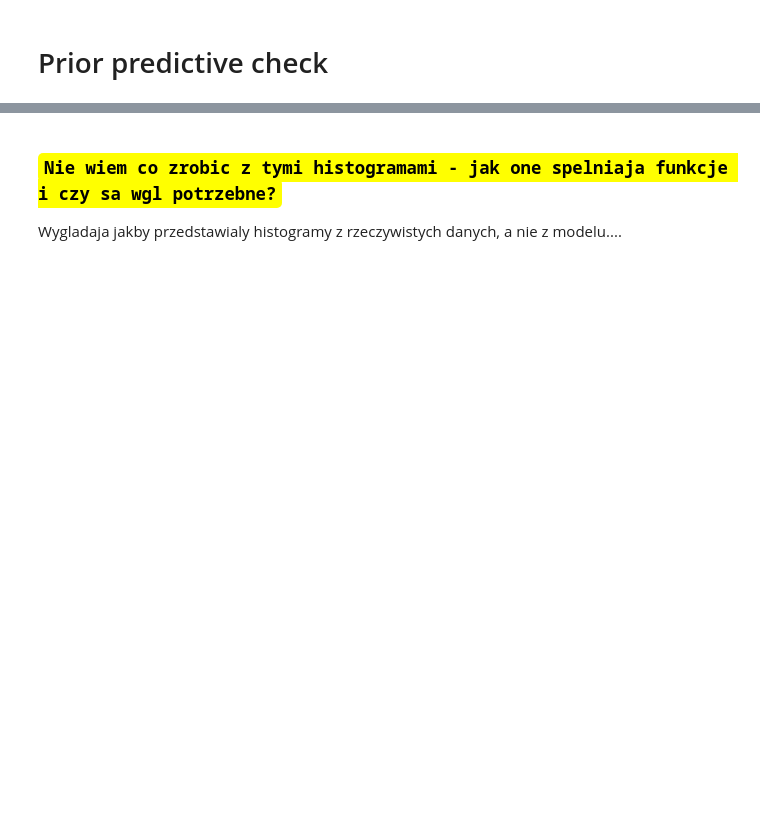
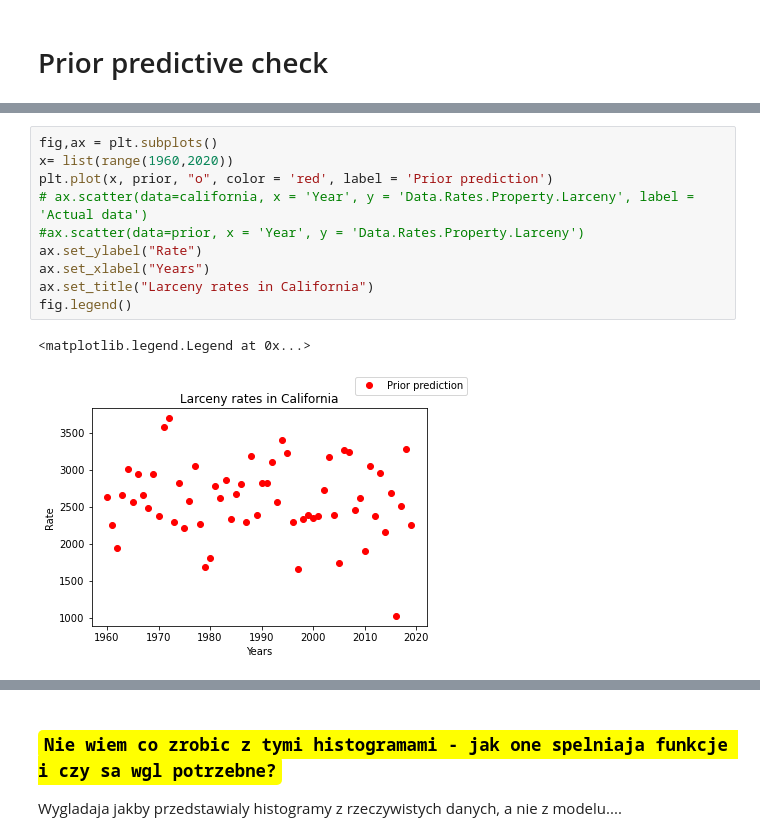
Before and after one commit to Katarzyna-W/DataAnalytics, a Jupyter notebook: Project/project (1).ipynb, the cells around one changed output, grey strips where cells are left out. Drawn from its saved outputs; the diff is of its cells as text; blank space fills up the shorter version.

```diff
--- a/Project/project (1).ipynb
+++ b/Project/project (1).ipynb
@@ -197,0 +245,13 @@ fig.legend()
+# %%
+fig,ax = plt.subplots()
+x= list(range(1960,2020))
+plt.plot(x, prior, "o", color = 'red', label = 'Prior prediction')
+# ax.scatter(data=california, x = 'Year', y = 'Data.Rates.Property.Larceny', label = 'Actual data')
+#ax.scatter(data=prior, x = 'Year', y = 'Data.Rates.Property.Larceny')
+ax.set_ylabel("Rate")
+ax.set_xlabel("Years")
+ax.set_title("Larceny rates in California")
+fig.legend()
+# %% [output]
+<matplotlib.legend.Legend at 0x...>
+[figure, added]
```
Also changed, not shown: parts of 21 cells of this notebook, 10 other files.
